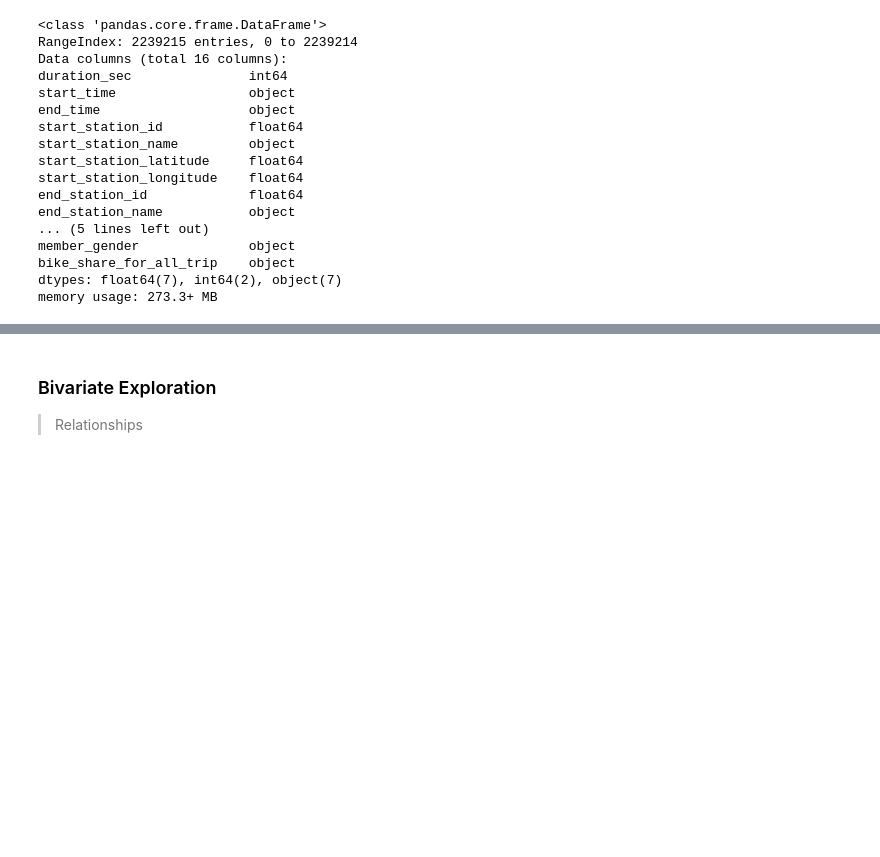
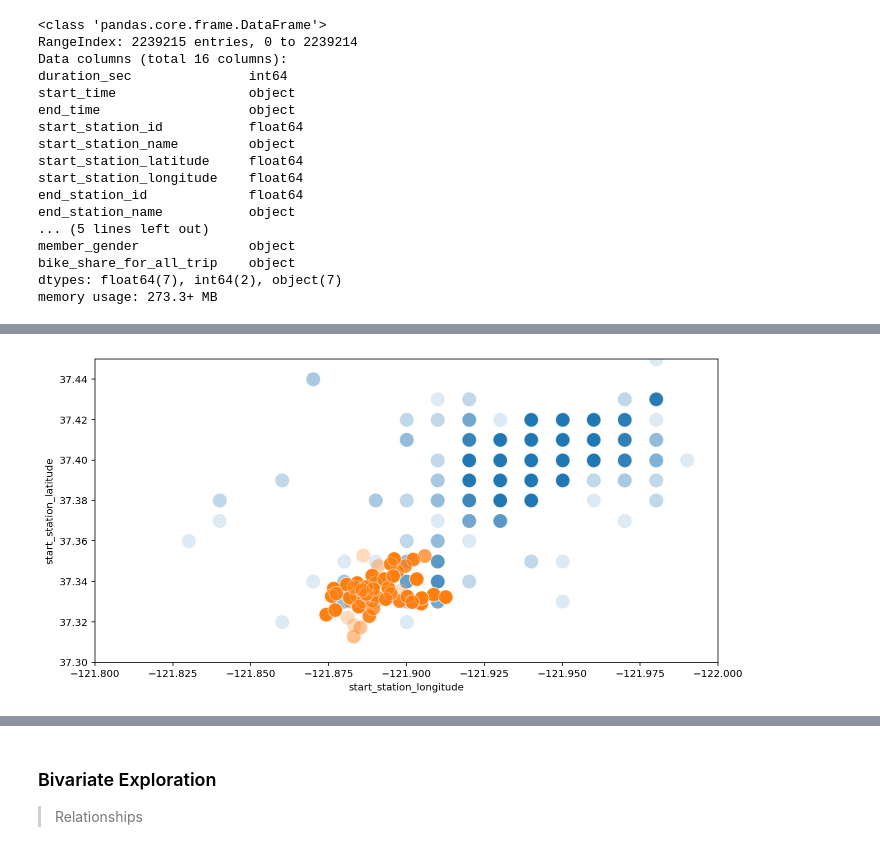
Before and after one commit to chrislicodes/udacity-data-analyst-nanodegree, a Jupyter notebook: P4-Communicate-Data-Findings/Communicate Data Findings.ipynb, the cells around one changed output, grey strips where cells are left out. Saved outputs shown, nothing was run; the diff lists cells and outputs as text; code cells hidden in the pictures; blank space fills up the shorter version.

```diff
--- a/P4-Communicate-Data-Findings/Communicate Data Findings.ipynb
+++ b/P4-Communicate-Data-Findings/Communicate Data Findings.ipynb
@@ -141,0 +311,9 @@ df.head()
+# %%
+axes, figure = plt.subplots(figsize = (10,5))
+sns.scatterplot(data = df[df.start_station_id.isnull()], x = "start_station_longitude", y = "start_station_latitude", alpha = 0.15, s = 200)
+sns.scatterplot(data = df.dropna(subset=["start_station_id"]).sample(50000), x = "start_station_longitude", y = "start_station_latitude", alpha = 0.15, s = 200)
+plt.xlim(-121.8,-122)
+plt.ylim(37.3,37.45)
+plt.tight_layout()
+# %% [output]
+[figure, added]
```
Also changed, not shown: parts of 126 cells of this notebook.
